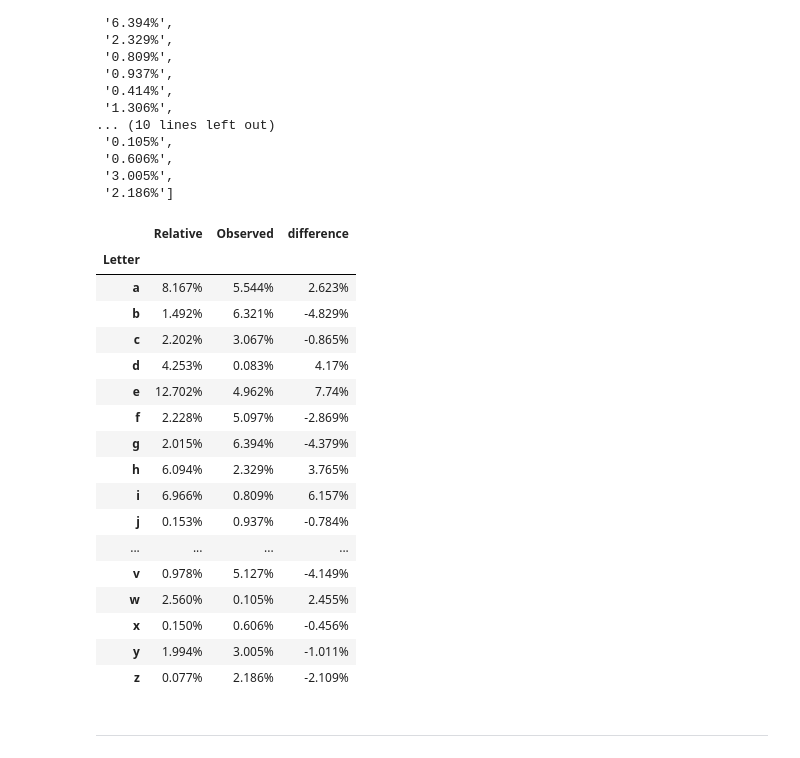
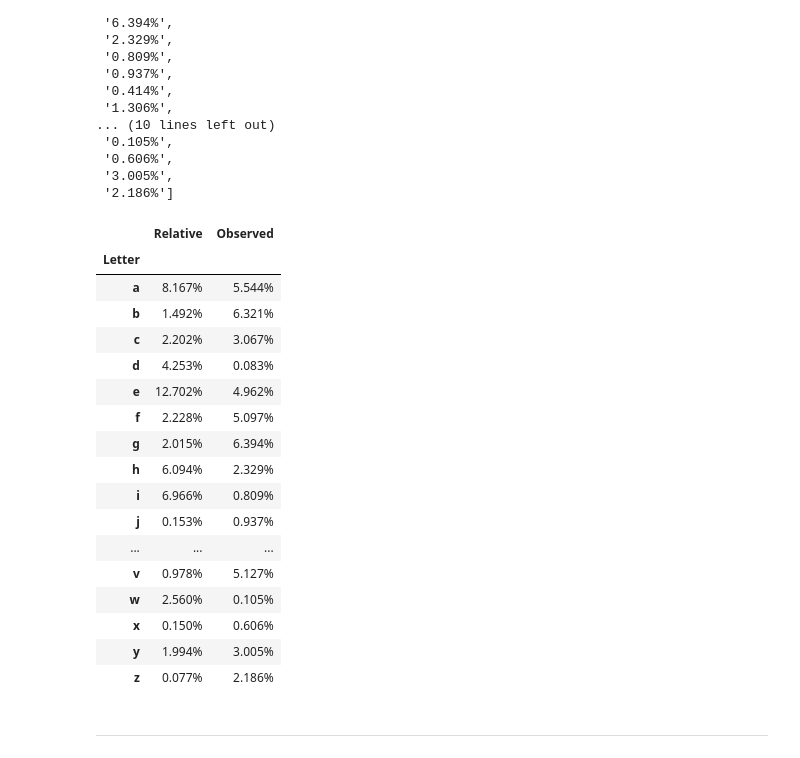
Before and after one commit to 1meekay/BigData-midterm, a Jupyter notebook: midterm1.ipynb, the cells around one changed output. Cells and saved outputs as stored; diff of their text form; code cells hidden in the pictures.

```diff
--- a/midterm1.ipynb
+++ b/midterm1.ipynb
@@ -180,58 +180,58 @@ char_freqs.collect()
 # %%
 import pandas as pd
 
 freq_df = pd.read_html(
     'https://en.wikipedia.org/wiki/Letter_frequency'
 )[0]
 
 freq_df.drop(
     ['Relative frequency in the English language.1'],
     axis=1,
     inplace=True
 )
 
 freq_df['observed frequency'] = char_freqs.collect()
 
 freq_df.index = freq_df.Letter
 
 freq_df.drop(
     ['Letter'],
     axis=1,
     inplace=True
 )
 
 freq_df.columns = ['Relative', 'Observed']
 
-freq_df['R'] = freq_df.Relative.map(lambda x: float(x[:-1]))
-freq_df['O'] = freq_df.Observed.map(lambda x: float(x[:-1]))
-freq_df['difference'] = freq_df['R'] - freq_df['O']
-freq_df.difference = freq_df.difference.map(lambda x: f'{round(x, 3)}%')
-freq_df.drop(
-    ['R', 'O'],
-    axis=1,
-    inplace=True
-)
+# freq_df['R'] = freq_df.Relative.map(lambda x: float(x[:-1]))
+# freq_df['O'] = freq_df.Observed.map(lambda x: float(x[:-1]))
+# freq_df['difference'] = freq_df['R'] - freq_df['O']
+# freq_df.difference = freq_df.difference.map(lambda x: f'{round(x, 3)}%')
+# freq_df.drop(
+#     ['R', 'O'],
+#     axis=1,
+#     inplace=True
+# )
 
 freq_df
 # %% [output]
-|  | Relative | Observed | difference |
-| Letter |  |  |  |
-| a | 8.167% | 5.544% | 2.623% |
-| b | 1.492% | 6.321% | -4.829% |
-| c | 2.202% | 3.067% | -0.865% |
-| d | 4.253% | 0.083% | 4.17% |
-| e | 12.702% | 4.962% | 7.74% |
-| f | 2.228% | 5.097% | -2.869% |
-| g | 2.015% | 6.394% | -4.379% |
-| h | 6.094% | 2.329% | 3.765% |
-| i | 6.966% | 0.809% | 6.157% |
-| j | 0.153% | 0.937% | -0.784% |
-| ... | ... | ... | ... |
-| v | 0.978% | 5.127% | -4.149% |
-| w | 2.560% | 0.105% | 2.455% |
-| x | 0.150% | 0.606% | -0.456% |
-| y | 1.994% | 3.005% | -1.011% |
-| z | 0.077% | 2.186% | -2.109% |
+|  | Relative | Observed |
+| Letter |  |  |
+| a | 8.167% | 5.544% |
+| b | 1.492% | 6.321% |
+| c | 2.202% | 3.067% |
+| d | 4.253% | 0.083% |
+| e | 12.702% | 4.962% |
+| f | 2.228% | 5.097% |
+| g | 2.015% | 6.394% |
+| h | 6.094% | 2.329% |
+| i | 6.966% | 0.809% |
+| j | 0.153% | 0.937% |
+| ... | ... | ... |
+| v | 0.978% | 5.127% |
+| w | 2.560% | 0.105% |
+| x | 0.150% | 0.606% |
+| y | 1.994% | 3.005% |
+| z | 0.077% | 2.186% |
 # %% [markdown]
 ---
 # %% [markdown]
```
Also changed, not shown: parts of 2 cells of this notebook, 3 other files.
